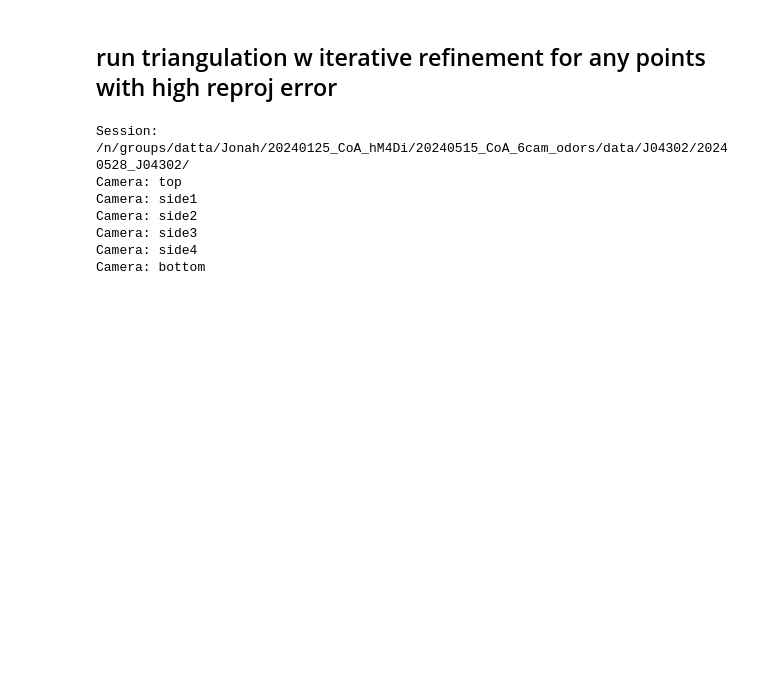
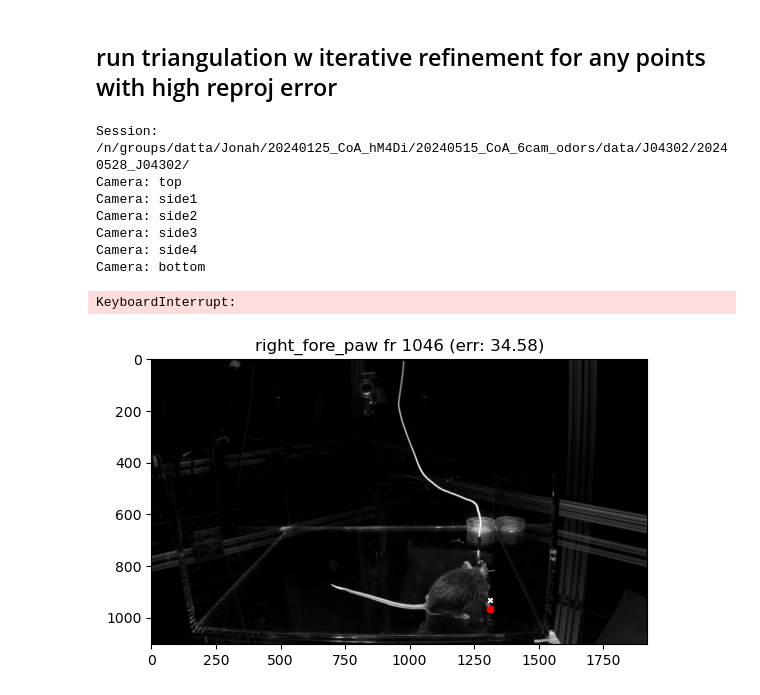
Before and after one commit to timsainb/multicam_airflow_pipeline, a Jupyter notebook: notebooks/jonah_240909/20241025_heuristics/20241025_2d_pred_heuristics.ipynb, the cells around one changed output. Saved outputs shown, nothing was run; the diff lists cells and outputs as text; code cells hidden in the pictures; blank space fills up the shorter version.

```diff
--- a/notebooks/jonah_240909/20241025_heuristics/20241025_2d_pred_heuristics.ipynb
+++ b/notebooks/jonah_240909/20241025_heuristics/20241025_2d_pred_heuristics.ipynb
@@ -516,3 +500,5 @@ import pandas as pd
+# %%
+reproj_err_threshold = 20  # pixels
 # %%
 for session in session_dict:
 
@@ -558,43 +544,95 @@ for session in session_dict:
                 aligned_confs[~pd.isnull(align_vec), ...] = confs
                 aligned_uvs[~pd.isnull(align_vec), ...] = uvs
                 all_uvs.append(aligned_uvs)
                 all_confs.append(aligned_confs)
 
                 local_frame_ix_to_aligned_frame_ix = {loc:aln for loc,aln in zip(frameset_align_df[camera].values, frameset_align_df.trigger_number.values) if not pd.isnull(loc)}
-                aligned_alt_uvs_frame_ixs = [local_frame_ix_to_aligned_frame_ix[loc] for loc in alt_uvs_frame_ixs]
+                aligned_alt_uvs_frame_ixs = np.array([local_frame_ix_to_aligned_frame_ix[loc] for loc in alt_uvs_frame_ixs])
                 all_alternate_uv_frame_ixs.append(aligned_alt_uvs_frame_ixs)
 
         all_uvs = np.stack(all_uvs, axis=0)  # (nof_cameras, nof_frames, nof_joints, 2)
         all_confs = np.stack(all_confs, axis=0)  # (nof_cameras, nof_frames, nof_joints)
 
         # Run triangulation algo
         for iFrame, frame_ix in enumerate(tqdm(frameset)):
 
-            # If no cameras above conf threshold, skip
-            if np.all(np.isnan(all_confs[:, iFrame, :])):
+            if frame_ix < 1046:
                 continue
 
-            # Triangulate the main UVs
-            uvs = all_uvs[:, iFrame, :, :]
-            pts = mcc.triangulate(uvs, all_extrinsics, all_intrinsics)  #pts is: (nof_joints, 3)
+            for iKeypoint, kp in enumerate(bodyparts_hrnet_ordering):
 
-            # Reproject the triangulated points into the cameras which had good detections.
+                if kp != "right_fore_paw":
+                    continue
 
-            # If mean reproj err greater than 1 cm, instead try the alternate UVs.
+                # Grab the UVs for this keypoint / frame
+                these_uvs = all_uvs[:, iFrame, iKeypoint, :]
 
-            # Find the camera with the highest confidence initial uv, use that as the reference camera.
-            # Then pair that with each alt uv from each other camera, starting again with the camera with the highest main uv conf,
-            # (just do pairs of cameras for now) for triangulation,
-            # and check the reproj error; if it's less than the main triangulation, use that instead.
-            # [Need to decide what to do if there are, eg, 4 cameras that all disagree ]
+                # If no cameras above conf threshold, skip
+                detections_by_cam = np.any(~np.isnan(these_uvs), axis=1)
+                if detections_by_cam.sum() <= 1:
+                    continue
+
+                # # Triangulate the main UVs
+                pt = mcc.triangulate(these_uvs[:,None,:], all_extrinsics, all_intrinsics)  #pts is: (1, 3)
+
+                # Reproject the triangulated points into the cameras which had good detections
+                def get_mean_reproj_err(pt, these_uvs, all_extrinsics, all_intrinsics):
+                    reproj_errs = []
+                    for iCam, camera in enumerate(camera_names):
+                        if not detections_by_cam[iCam]:
+                            continue
+                        extrinsics = all_extrinsics[iCam]
+                        intrinsics = all_intrinsics[iCam]
+                        reproj = mcc.project_points(pt, extrinsics, *intrinsics)
+                        err = np.linalg.norm(reproj - these_uvs[iCam])
+                        # DEBUG
+                        frame_retriever = session_dict[session][camera]["frame_retriever"]
+                        plt.figure()
+                        plt.title(f"{kp} fr {frame_ix} (err: {err:.2f})")
+                        plt.imshow(frame_retriever.get_frame(frame_ix))
+                        plt.scatter(these_uvs[iCam, 0], these_uvs[iCam, 1], c="r", s=20)
+                        plt.scatter(reproj[0,0], reproj[0,1], c="w", s=10, marker="x")
+
+                        reproj_errs.append(err)
+                    return np.mean(reproj_errs)
+
+                mean_reproj_err = get_mean_reproj_err(pt, these_uvs, all_extrinsics, all_intrinsics)
+                if mean_reproj_err < reproj_err_threshold:
+                    continue
+
+                # Permute all the alt UVs from each camera with a detection in this frame, and check the reproj error.
+                all_alternate_uvs_by_cam = []
+                for iCam, camera in enumerate(camera_names):
+                    if not detections_by_cam[iCam]:
+                        all_alternate_uvs_by_cam.append(np.array([[np.nan, np.nan]]))
+                        continue
+                    all_alternate_uvs = session_dict[session][camera][f"frameset_{frameset[0]}"]["all_alternate_uvs"]
+                    alt_uvs_this_frame = all_alternate_uvs[all_alternate_uv_frame_ixs[iCam] == frame_ix]
+                    all_alternate_uvs_by_cam.append(alt_uvs_this_frame)
+                alt_uv_combos = list(product(*all_alternate_uvs_by_cam))
+                for alt_uv_combo in alt_uv_combos:
+                    alt_uv = np.stack(alt_uv_combo, axis=0)
+                    pt = mcc.triangulate(alt_uv, all_extrinsics, all_intrinsics)
+                    alt_mean_reproj_err = get_mean_reproj_err(pt, these_uvs, all_extrinsics, all_intrinsics)
+                    if alt_mean_reproj_err < reproj_err_threshold:
+                        print(f"Triangulation for {kp} fr {frame_ix} improved from {mean_reproj_err:.2f} to {alt_mean_reproj_err:.2f}")
+                        break
+                break
             break
         break
     break
+
+                # Then pair that with each alt uv from each other camera, starting again with the camera with the highest main uv conf,
+                # (just do pairs of cameras for now) for triangulation,
+                # and check the reproj error; if it's less than the main triangulation, use that instead.
+                # [Need to decide what to do if there are, eg, 4 cameras that all disagree ]
 # %% [output]
 Session: /n/groups/datta/Jonah/20240125_CoA_hM4Di/20240515_CoA_6cam_odors/data/J04302/20240528_J04302/
 Camera: top
 Camera: side1
 Camera: side2
 Camera: side3
 Camera: side4
 Camera: bottom
+KeyboardInterrupt:
+[figure, added]
```
Also changed, not shown: parts of 9 cells of this notebook, 6 other files.
